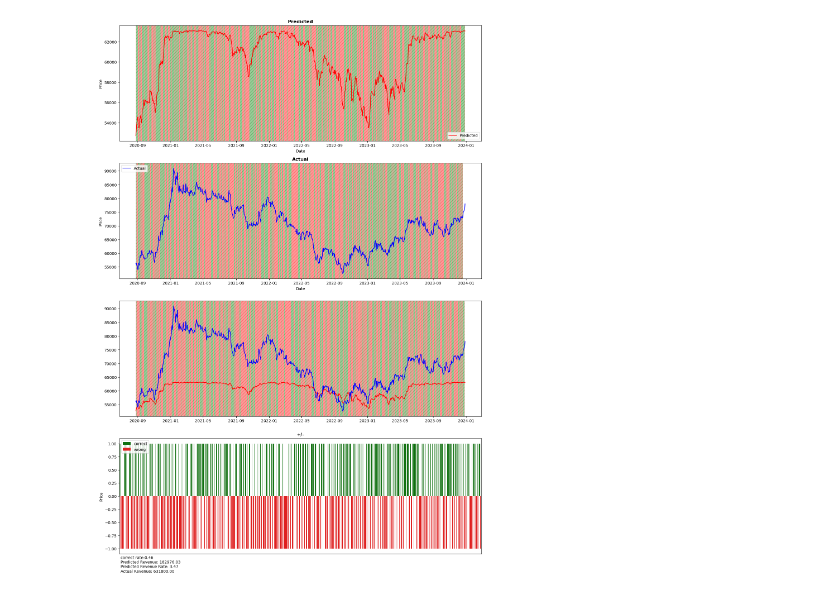
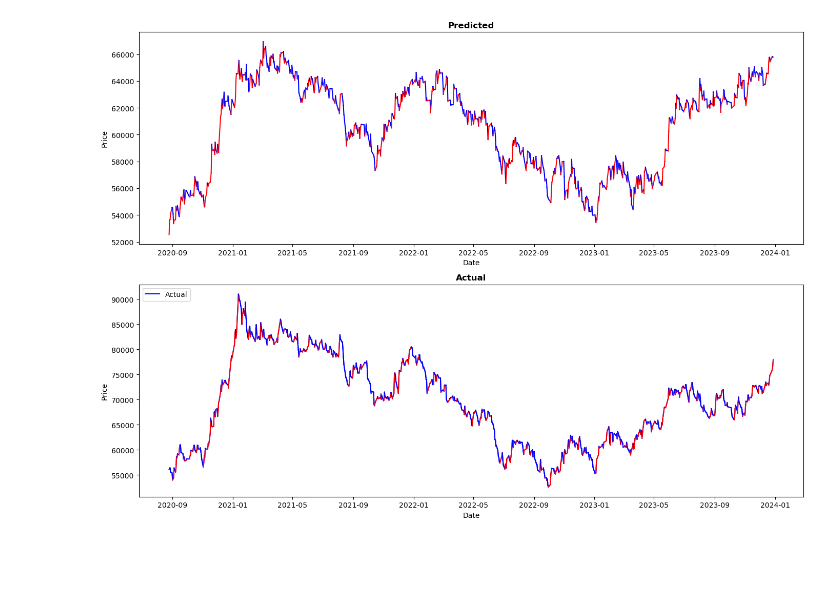
Before and after one commit to rkdgusdh/predict_stock_market_movement, a Jupyter notebook: method3.ipynb, the cells around one changed output. Drawn from its saved outputs; the diff is of its cells as text; code cells hidden in the pictures; blank space fills up the shorter version.

```diff
--- a/method3.ipynb
+++ b/method3.ipynb
@@ -76,7 +79,7 @@ model = LSTM()
 loss_function = nn.MSELoss()
 optimizer = torch.optim.Adam(model.parameters(), lr=0.001)
 # %%
-epochs = 100
+epochs = 1000
 
 for i in range(epochs):
     for seq, labels in zip(X_train, y_train):
@@ -90,6 +93,6 @@ for i in range(epochs):
         single_loss.backward()
         optimizer.step()
 
-    if i%10 == 0:
+    if i%100 == 0:
         print(f'Epoch {i} loss: {single_loss.item()}')
 # %% [output]
@@ -106,4 +109,8 @@ Epoch 90 loss: 0.0006773966597393155
 # %%
+`model = Model()
+`model.load_state_dict(torch.load('model_state_dict.pt'))
+
+
 # 모델 예측
 model.eval()
 
@@ -177,80 +186,40 @@ for i in range(len(predictions_df['diff'])-1):
 # %%
-fig, axs = plt.subplots(4,1, figsize=(14,20))
-axs[0].plot(predictions_df['Predicted'], label='Predicted', color='r')
-for i in range(len(boundary[0])-1):
-    if boundary[0][i][1] == 1:
-        axs[0].axvspan(boundary[0][i][0], boundary[0][i+1][0], color='g', alpha=0.4, linewidth=0, hatch='///')
+fig, axs = plt.subplots(2,1, figsize=(14,10))
+# axs[0].plot(predictions_df['Predicted'], label='Predicted', color='r')
+for i in range(len(predictions_df)-1):
+    if predictions_df.iloc[i+1, 1] > 0:
+        axs[0].plot(predictions_df.iloc[i:i+2, 0], color='r')
     else:
-        axs[0].axvspan(boundary[0][i][0], boundary[0][i+1][0], color='r', alpha=0.4, linewidth=0, hatch='///')
+        axs[0].plot(predictions_df.iloc[i:i+2, 0], color='b')
+# for i in range(len(boundary[0])-1):
+#     if boundary[0][i][1] == 1:
+#         axs[0].axvspan(boundary[0][i][0], boundary[0][i+1][0], color='g', alpha=0.4, linewidth=0, hatch='///')
+#     else:
+#         axs[0].axvspan(boundary[0][i][0], boundary[0][i+1][0], color='r', alpha=0.4, linewidth=0, hatch='///')
+# axs[0].axvspan(boundary[0][-1][0], predictions_df['diff'].index[-1], color='r', alpha=0.4, linewidth=0, hatch='///')
 axs[0].set_title('Predicted', fontdict={'fontweight': 'bold', 'fontsize': 12})
 axs[0].set_xlabel('Date')
 axs[0].set_ylabel('Price')
-axs[0].legend()
+# axs[0].legend()
 
 axs[1].plot(actual_df['Actual'], label='Actual', color='b')
-for i in range(len(boundary[1])-1):
-    if boundary[1][i][1] == 1:
-        axs[1].axvspan(boundary[1][i][0], boundary[1][i+1][0], color='g', alpha=0.4, linewidth=0, hatch='///')
+# for i in range(len(boundary[1])-1):
+#     if boundary[1][i][1] == 1:
+#         axs[1].axvspan(boundary[1][i][0], boundary[1][i+1][0], color='g', alpha=0.4, linewidth=0, hatch='///')
+#     else:
+#         axs[1].axvspan(boundary[1][i][0], boundary[1][i+1][0], color='r', alpha=0.4, linewidth=0, hatch='///')
+# axs[1].axvspan(boundary[1][-1][0], actual_df['diff'].index[-1], color='g', alpha=0.4, linewidth=0, hatch='///')
+for i in range(len(actual_df)-1):
+    if actual_df.iloc[i+1, 1] > 0:
+        axs[1].plot(actual_df.iloc[i:i+2, 0], color='r')
     else:
-        axs[1].axvspan(boundary[1][i][0], boundary[1][i+1][0], color='r', alpha=0.4, linewidth=0, hatch='///')
+        axs[1].plot(actual_df.iloc[i:i+2, 0], color='b')
 axs[1].set_title('Actual', fontdict={'fontweight': 'bold', 'fontsize': 12})
 axs[1].set_xlabel('Date')
 axs[1].set_ylabel('Price')
-axs[1].legend()
-
-axs[2].plot(predictions_df['Predicted'], label='Predicted', color='r')
-axs[2].plot(actual_df['Actual'], label='Actual', color='b')
-for i in range(len(boundary[2])-1):
-    if boundary[2][i][1] == 1:
-        axs[2].axvspan(boundary[2][i][0], boundary[2][i+1][0], color='g', alpha=0.4, linewidth=0, hatch='///')
-    else:
-        axs[2].axvspan(boundary[2][i][0], boundary[2][i+1][0], color='r', alpha=0.4, linewidth=0, hatch='///')
-
-check = pd.DataFrame(columns=['correct', 'wrong'], index=predictions_df.index)
-cnt = 0
-# print(check.head())
-for i in range(len(boundary[2])):
-    if boundary[2][i][1] == 1:
-        check.iloc[i, 0] = 1
-        cnt += 1
-    else:
-        check.iloc[i, 1] = -1
-
-# print(check.head())
-
-predict_revenue = actual_df.iloc[0, 0]
-tmp_predict = 0
-actual_revenue = actual_df.iloc[0, 0]
-tmp_actual = 0
-
-for i in range(1, len(predictions_df)-1):
-    if predictions_df.iloc[i, 0] < predictions_df.iloc[i+1, 0] and predictions_df.iloc[i, 1] <= 0:
-        predict_revenue -= actual_df.iloc[i, 0]
-    elif predictions_df.iloc[i, 0] > predictions_df.iloc[i+1, 0] and predictions_df.iloc[i, 1] >= 0:
-        predict_revenue += actual_df.iloc[i, 0]
-        tmp_predict = predict_revenue
-
-    if actual_df.iloc[i, 0] < actual_df.iloc[i+1, 0] and actual_df.iloc[i, 1] <= 0:
-        actual_revenue -= actual_df.iloc[i, 0]
-    elif actual_df.iloc[i, 0] > actual_df.iloc[i+1, 0] and actual_df.iloc[i, 1] >= 0:
-        actual_revenue += actual_df.iloc[i, 0]
-        tmp_actual = actual_revenue
-
-if predict_revenue < 0:
-    predict_revenue = tmp_predict
-
-if actual_revenue < 0:
-    actual_revenue = tmp_actual
-
-sns.barplot(check['correct'], label='correct', color='g', ax=axs[3])
-sns.barplot(check['wrong'], label='wrong', color='r', ax=axs[3])
-axs[3].axes.get_xaxis().set_visible(False)
-axs[3].set_title('+/-', fontdict={'fontweight': 'bold', 'fontsize': 12})
-axs[3].set_ylabel('Price')
-axs[3].text(2, -1.45, f'correct rate:{cnt/len(check):.2f}\nPredicted Revenue: {predict_revenue:.2f}\nPredicted Revenue Rate: {predict_revenue/predictions_df.iloc[0, 0]:.2f}\nActual Revenue: {actual_revenue:.2f}')
-axs[3].legend()
+axs[1].legend(loc='upper left')
 
 plt.tight_layout()
 plt.show()
 # %% [output]
-[figure, old version]
+[figure, new version]
```
Also changed, not shown: parts of 8 cells of this notebook.
